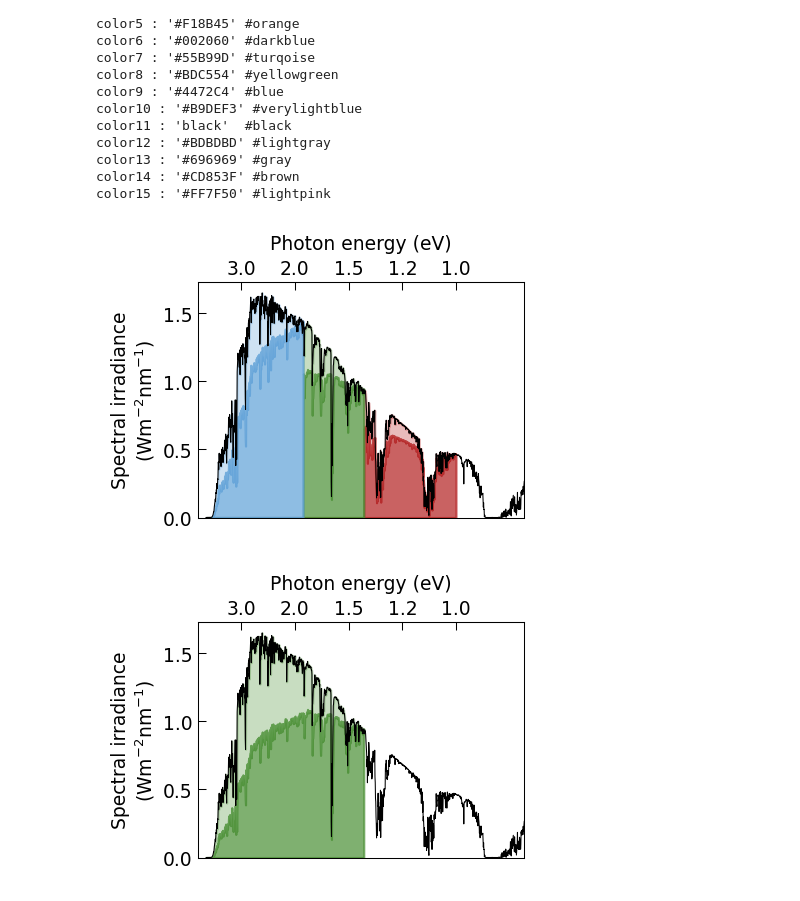
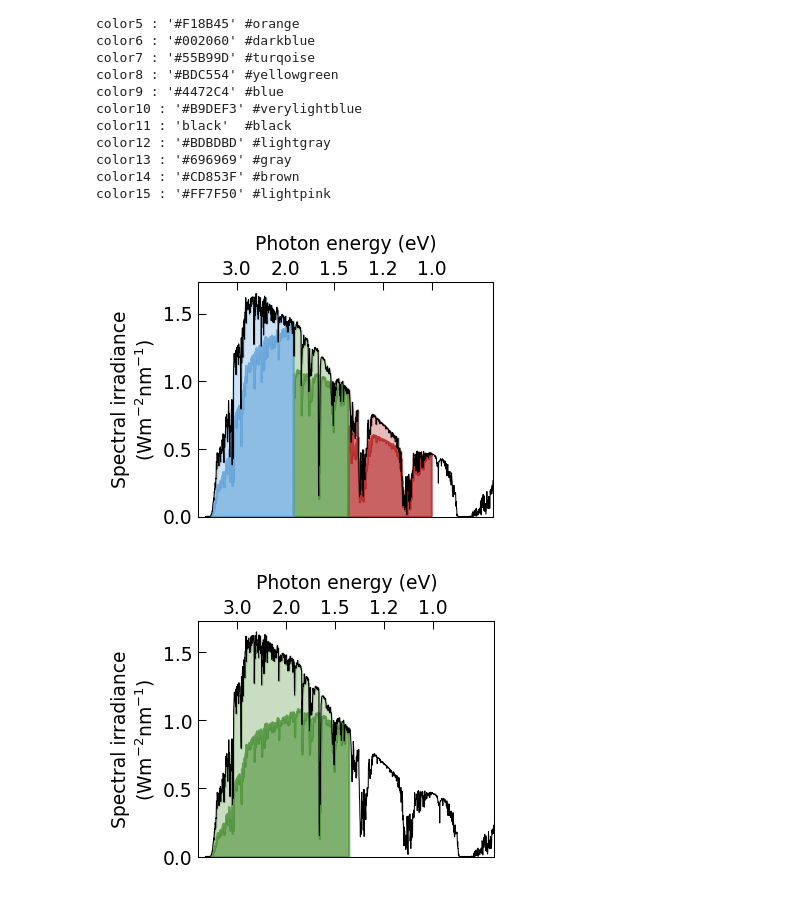
Before and after one commit to martavp/pv-textbook, a Jupyter notebook: Figures/Chapter_06/figures_python/fig_spectrum_MJSC.ipynb, the cells around one changed output. Drawn from its saved outputs; the diff is of its cells as text; code cells hidden in the pictures.

```diff
--- a/Figures/Chapter_06/figures_python/fig_spectrum_MJSC.ipynb
+++ b/Figures/Chapter_06/figures_python/fig_spectrum_MJSC.ipynb
@@ -84,7 +82,7 @@ used_data1 = all_data * used1
 used_data2 = all_data * used2
 used_data3 = all_data * used3
 # %%
-fig = plt.figure(figsize=(7*cm, 5*cm), dpi=DPI_PLOT)
+fig = plt.figure(figsize=(6.5*cm, 5*cm), dpi=DPI_PLOT)
 ax = fig.add_subplot(111)
 
 lw = 0.5
@@ -98,35 +96,35 @@ ax.fill_between(am15g[0], all_data, used_data1, color=colors['color2'], alpha=0.
 ax.fill_between(am15g[0], used_data2, color=colors['color3'], alpha=0.7, where=am15g[0]<1240/bg2)
 ax.fill_between(am15g[0], all_data, used_data2, color=colors['color3'], alpha=0.3, where=np.bitwise_and(1240/bg3<=am15g[0], am15g[0]<=1240/bg2))
 
 ax.fill_between(am15g[0], used_data3, color=colors['color1'], alpha=0.7, where=am15g[0]<1240/bg3)
 ax.fill_between(am15g[0], all_data, used_data3, color=colors['color1'], alpha=0.3, where=am15g[0]<1240/bg3)
 
 
 y_text="""Spectral irradiance
 (Wm$^{-2}$nm$^{-1}$)"""
 ax.set_ylabel(y_text)
 ax.set_ylim([0, None])
 ax.set_xlim([250, 1500])
 ax.set_xticks([])
 ax.tick_params(which='both', top=False, right=False, bottom=False)
 
 def nm2eV(x):
     return 1240/x
 
 def eV2nm(x):
     return nm2eV(x)
 
 secax = ax.secondary_xaxis('top', functions=(nm2eV, eV2nm))
 
 secax.set_xticks(np.array([1, 1.2, 1.5, 2, 3]))
 secax.set_xlabel('Photon energy (eV)', labelpad=5)
 secax.tick_params('x', pad=1.5)
 
-plt.tight_layout(pad=0.01)
+plt.tight_layout(pad=0.05)
 
 #plt.savefig ('./spectrum_MJSC.png', dpi=DPI_SAVE)
 # %% [output]
-[figure, old version]
+[figure, new version]
 # %%
 bg = 1.4
 
@@ -137,7 +135,7 @@ for energy in am15g[0]:
 
 used_data = all_data * used
 # %%
-fig = plt.figure(figsize=(7*cm, 5*cm), dpi=DPI_PLOT)
+fig = plt.figure(figsize=(6.5*cm, 5*cm), dpi=DPI_PLOT)
 ax = fig.add_subplot(111)
 
 lw = 0.5
@@ -171,4 +169,4 @@ plt.tight_layout(pad=0.01)
 
 #plt.savefig ('./spectrum_SJSC.png', dpi=DPI_SAVE)
 # %% [output]
-[figure, old version]
+[figure, new version]
```
Also changed, not shown: parts of 2 cells of this notebook, 57 other files.
